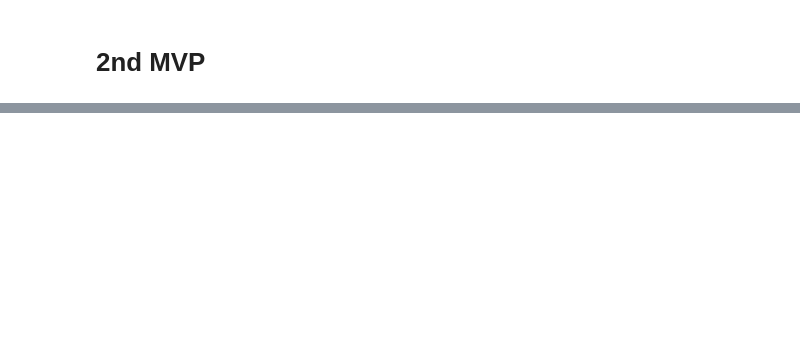
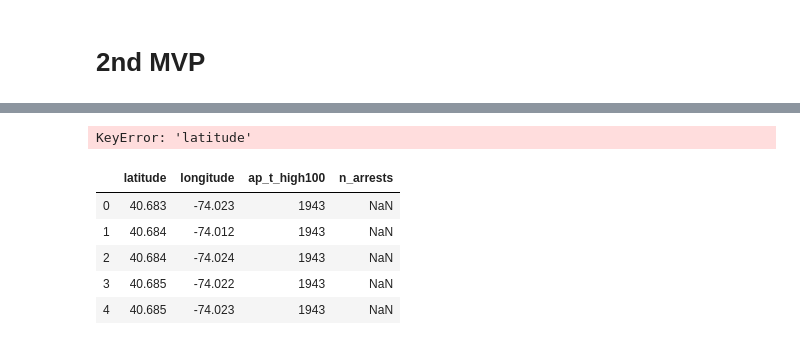
Before and after one commit to allisonhonold/walk_risk_engine, a Jupyter notebook: mvp.ipynb, the cells around one changed output, grey strips where cells are left out. Cells and saved outputs as stored; diff of their text form; code cells hidden in the pictures; blank space fills up the shorter version.

```diff
--- a/mvp.ipynb
+++ b/mvp.ipynb
@@ -499,0 +428,32 @@ pts_proba_df = pts_df.set_index('latlong').join(lat_long_arrest_df.set_index('la
+# %%
+def categorize_arrests(dataframe):
+    cat_df = pd.DataFrame(dataframe, columns=['n_arrests'])
+    cat_df.loc[cat_df['n_arrests'] > 0] = 1
+    cat_df = cat_df.fillna(value=0)
+    return cat_df
+# %%
+    df = pd.read_sql_query("""
+                        SELECT latitude,
+                                longitude,
+                                ap_t_high100,
+                                n_arrests
+                        FROM manhattan_loc_d_ar_wea
+                        ;"""
+                        , 'postgresql:///walk')
+    categorized_df = categorize_arrests(df)
+
+    # add combined lat/long location feature
+    categorized_df['latlong'] = (categorized_df['latitude'].astype(str)
+                                + categorized_df['longitude'].astype(str))
+    X_train, y_train, X_eval, y_eval = split_last(categorized_df)
+# %% [output]
+KeyError: 'latitude'
+# %%
+df.head()
+# %% [output]
+|  | latitude | longitude | ap_t_high100 | n_arrests |
+| 0 | 40.683 | -74.023 | 1943 | NaN |
+| 1 | 40.684 | -74.012 | 1943 | NaN |
+| 2 | 40.684 | -74.024 | 1943 | NaN |
+| 3 | 40.685 | -74.022 | 1943 | NaN |
+| 4 | 40.685 | -74.023 | 1943 | NaN |
```
Also changed, not shown: parts of 43 cells of this notebook, 3 other files.
